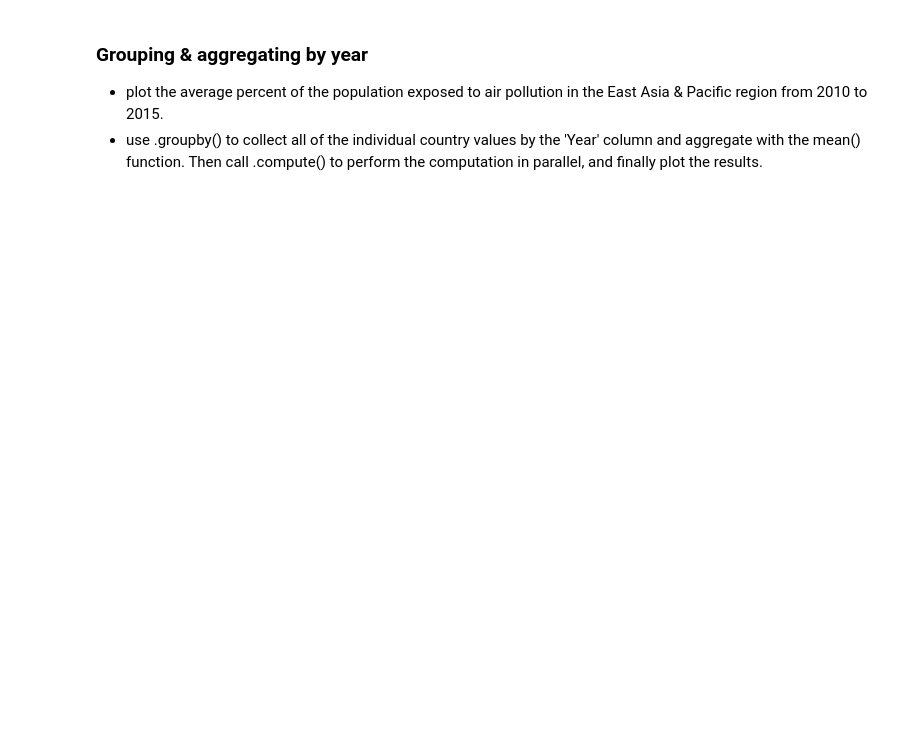
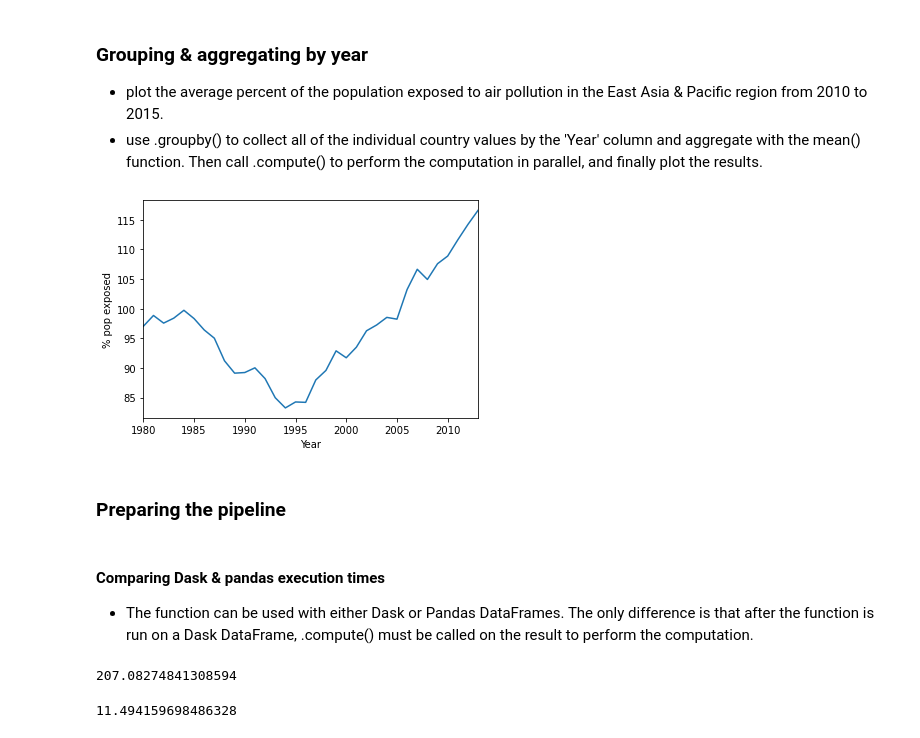
Before and after one commit to naikshubham/Parallel-Programming-in-Python, a Jupyter notebook: Dask/code/Dask.ipynb, the cells around one changed output. Drawn from its saved outputs; the diff is of its cells as text; code cells hidden in the pictures; blank space fills up the shorter version.

Commit message:
dask

```diff
--- a/Dask/code/Dask.ipynb
+++ b/Dask/code/Dask.ipynb
@@ -202,10 +202,11 @@ import dask.dataframe as dd
 df = dd.read_csv('../data/WDI/WDI.csv')
 
 # Boolean series where 'Indicator Code' is 'EN.ATM.PM25.MC.ZS': toxins
-toxins = df['Indicator Code'] == 'EN.ATM.PM25.MC.ZS'
+toxins = df['Indicator Code'] == 'AG.PRD.LVSK.XD'
 # Boolean series where 'Region' is 'East Asia & Pacific': region
 region = df['Region'] == 'East Asia & Pacific'
 
 # Filter the DataFrame using toxins & region: filtered
 filtered = df.loc[toxins & region]
+print(filtered.shape)
 # %% [output]
@@ -214,3 +215,21 @@ AttributeError: module 'pandas.compat' has no attribute 'string_types'
 ### Grouping & aggregating by year
 -  plot the average percent of the population exposed to air pollution in the East Asia & Pacific region from 2010 to 2015.
 - use .groupby() to collect all of the individual country values by the 'Year' column and aggregate with the mean() function. Then call .compute() to perform the computation in parallel, and finally plot the results.
+# %%
+# Grouby filtered by the 'Year' column: yearly
+yearly = filtered.groupby('Year')
+
+# Calculate the mean of yearly: yearly_mean
+yearly_mean = yearly.mean()
+
+# Call .compute() to perform the computation: result
+result = yearly_mean.compute()
+
+# Plot the 'value' column with .plot.line()
+result['value'].plot.line()
+plt.ylabel('% pop exposed')
+plt.show()
+# %% [output]
+[figure, added]
+# %% [markdown]
+### Preparing the pipeline
@@ -216,0 +251,33 @@ AttributeError: module 'pandas.compat' has no attribute 'string_types'
+# %% [markdown]
+#### Comparing Dask & pandas execution times
+- The function can be used with either Dask or Pandas DataFrames. The only difference is that after the function is run on a Dask DataFrame, .compute() must be called on the result to perform the computation.
+# %%
+# Call time.time()
+import time
+
+t0 = time.time()
+
+# Read 'WDI.csv' into df
+df = pd.read_csv('../data/WDI/WDI.csv')
+
+# Group df by region: result
+result = df.groupby('Region')
+
+r = by_region(df)
+
+# Call time.time()
+t1 = time.time()
+
+# Print the execution time
+print((t1-t0)*1000)
+# %% [output]
+207.08274841308594
+# %%
+# Time the execution of just by_region with Pandas and print in milliseconds
+df = pd.read_csv('../data/WDI/WDI.csv')
+t0 = time.time()
+result = by_region(df)
+t1 = time.time()
+print((t1-t0)*1000)
+# %% [output]
+11.494159698486328
```
Also changed, not shown: parts of 5 cells of this notebook, 1 other file.
